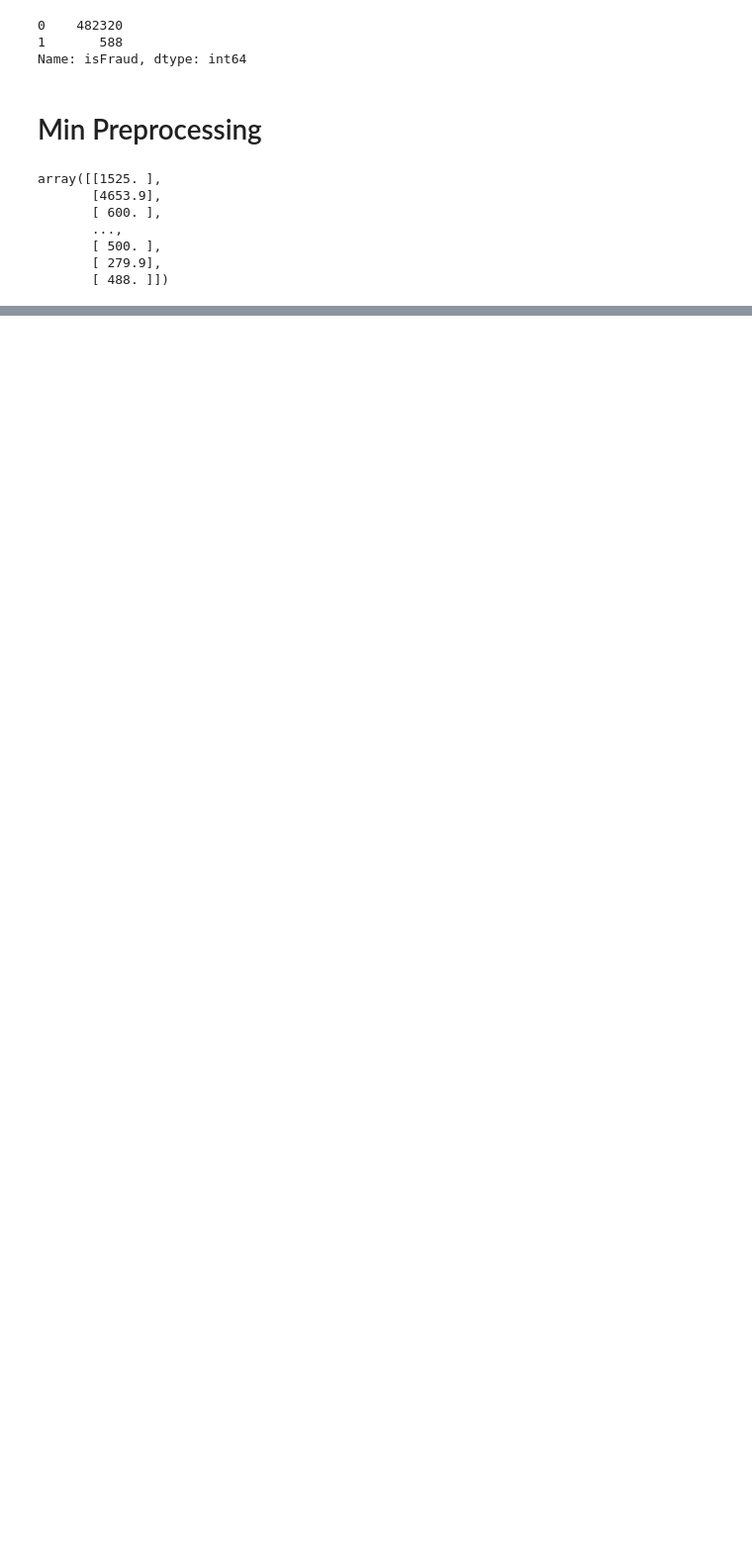
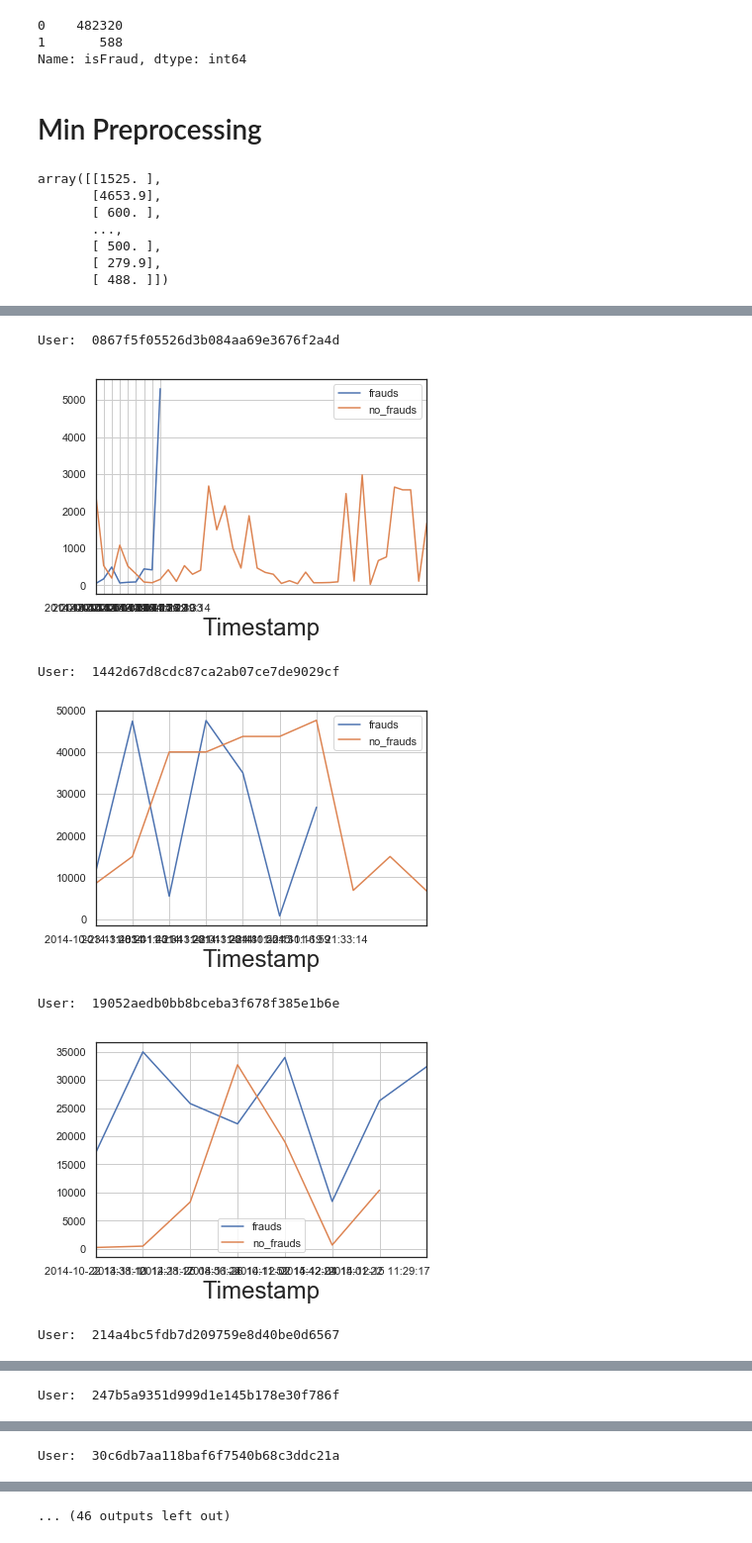
Before and after one commit to michelepapale1996/Fraud_Detection_LSTM_Thesis, a Jupyter notebook: Notebooks/bonifici_RF.ipynb, the cells around one changed output, grey strips where cells are left out. Shown at 99% size. Cells and saved outputs as stored; diff of their text form; code cells hidden in the pictures; blank space fills up the shorter version.

```diff
--- a/Notebooks/bonifici_RF.ipynb
+++ b/Notebooks/bonifici_RF.ipynb
@@ -80,3 +81,13 @@ x = bonifici[["Importo"]].to_numpy()
 min_max_scaler = preprocessing.MinMaxScaler()
 x_scaled = min_max_scaler.fit_transform(x)
 bonifici[["Importo"]] = x_scaled
+# %%
+bonifici = bonifici.reset_index(drop=True).groupby("UserID")
+# %%
+users = []
+for user in bonifici.groups.keys():
+    # order by time
+    group = bonifici.get_group(user)
+    if len(group[group["isFraud"] == 1]) > 5:
+        print("user: ", user, " has: ", len(group), " transactions and ", group["isFraud"].sum(), "frauds.")
+        users.append(user)
@@ -82,0 +112,18 @@ bonifici[["Importo"]] = x_scaled
+# %%
+for user in users:
+    print("User: ", user)
+    specific_user = bonifici.get_group(user).sort_values(by="Timestamp")
+    specific_user = specific_user.set_index(specific_user.Timestamp, drop=True)
+    specific_user_no_frauds = specific_user[specific_user["isFraud"] == 0]
+    specific_user_frauds = specific_user[specific_user["isFraud"] == 1]
+    specific_user_frauds.Importo.plot(grid=True, label="frauds", legend=True)
+    specific_user_no_frauds.Importo.plot(grid=True, label="no_frauds", legend=True)
+    plt.show()
+# %% [output]
+User:  0867f5f05526d3b084aa69e3676f2a4d
+[figure, added]
+User:  1442d67d8cdc87ca2ab07ce7de9029cf
+[figure, added]
+User:  19052aedb0bb8bceba3f678f385e1b6e
+[figure, added]
+User:  214a4bc5fdb7d209759e8d40be0d6567
@@ -82,0 +131 @@ bonifici[["Importo"]] = x_scaled
+User:  247b5a9351d999d1e145b178e30f786f
@@ -82,0 +133 @@ bonifici[["Importo"]] = x_scaled
+User:  30c6db7aa118baf6f7540b68c3ddc21a
@@ -82,0 +135 @@ bonifici[["Importo"]] = x_scaled
+... (46 outputs left out)
```
Also changed, not shown: parts of 5 cells of this notebook, 4 other files.
